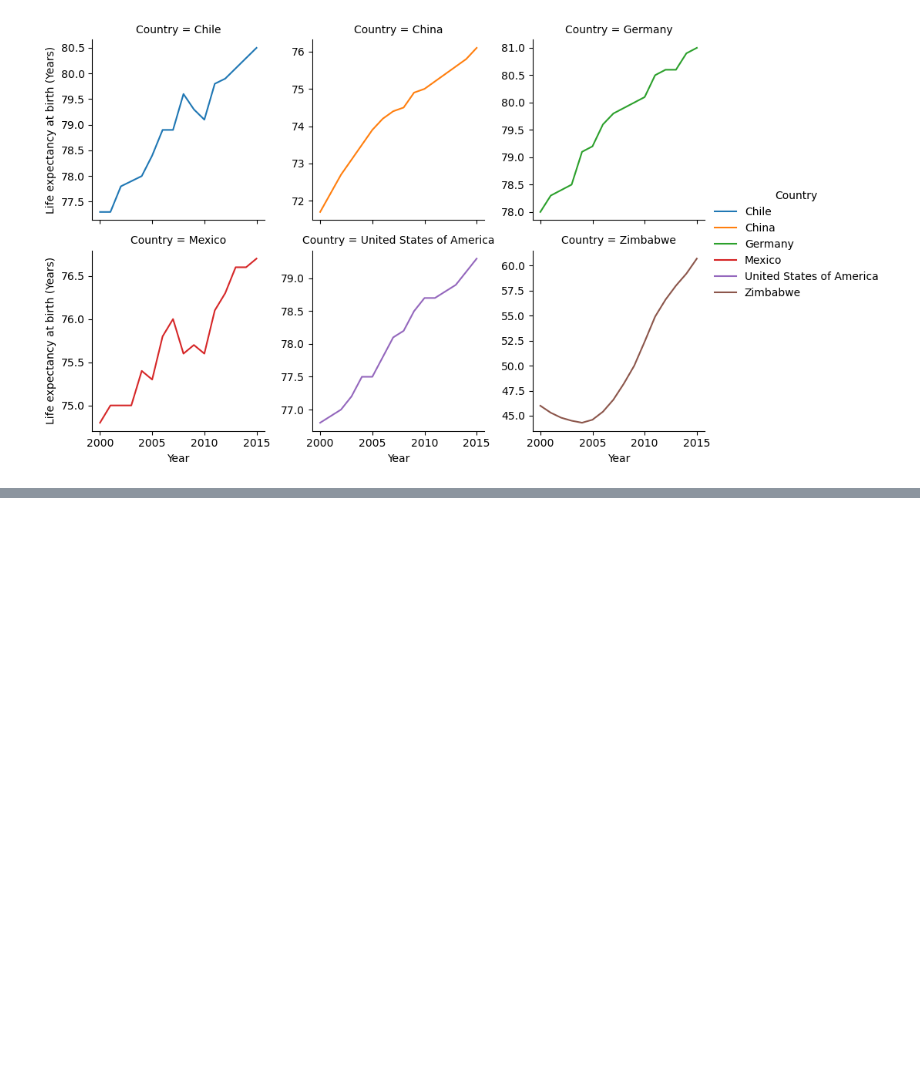
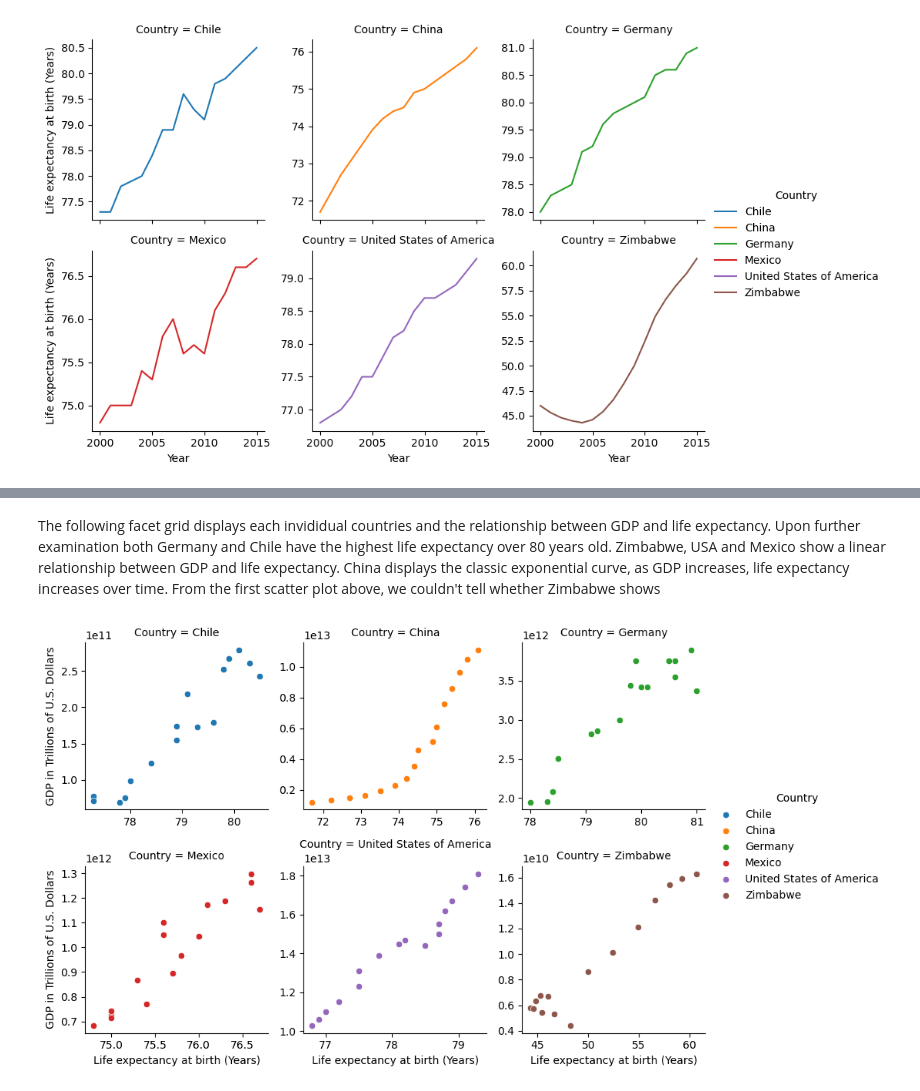
Before and after one commit to maximilianjun/life-expectancy-gdp-project, a Jupyter notebook: life_expectancy_gdp.ipynb, the cells around one changed output, grey strips where cells are left out. Drawn from its saved outputs; the diff is of its cells as text; code cells hidden in the pictures; blank space fills up the shorter version.

```diff
--- a/life_expectancy_gdp.ipynb
+++ b/life_expectancy_gdp.ipynb
@@ -204,0 +214,11 @@ subLEY
+# %% [markdown]
+The following facet grid displays each invididual countries and the relationship between GDP and life expectancy. Upon further examination both Germany and Chile have the highest life expectancy over 80 years old. Zimbabwe, USA and Mexico show a linear relationship between GDP and life expectancy. China displays the classic exponential curve, as GDP increases, life expectancy increases over time. From the first scatter plot above, we couldn't tell whether Zimbabwe shows
+# %%
+subScatter = sns.FacetGrid(df, col="Country", col_wrap=3,
+                          hue="Country", sharey=False, sharex=False)
+
+subScatter = (subScatter.map(sns.scatterplot, "LEY", "GDP")
+             .add_legend()
+             .set_axis_labels("Life expectancy at birth (Years)", "GDP in Trillions of U.S. Dollars"))
+# %% [output]
+[figure, added]
```
Also changed, not shown: parts of 3 cells of this notebook.
